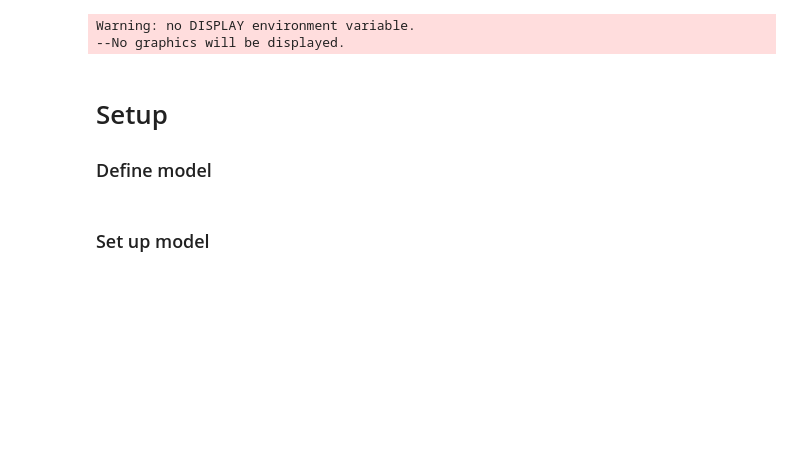
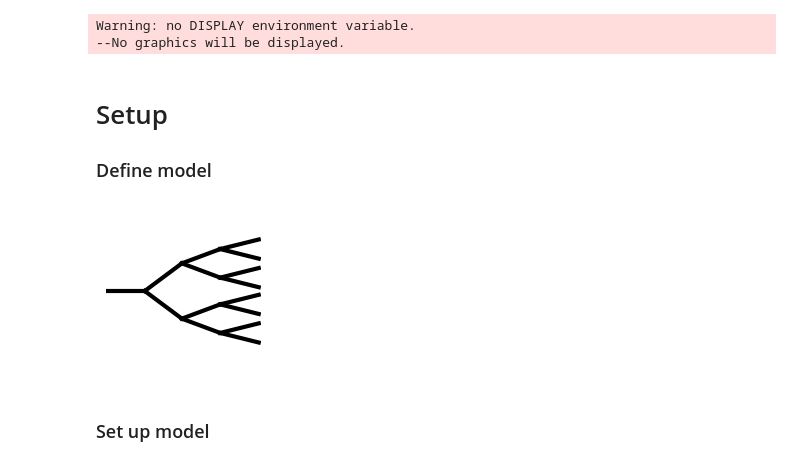
Before and after one commit to jaxleyverse/jaxley, a Jupyter notebook: notebooks/03_deep_network.ipynb, the cells around one changed output. Drawn from its saved outputs; the diff is of its cells as text; code cells hidden in the pictures; blank space fills up the shorter version.

Commit message:
fix plotting & implement first deep net

```diff
--- a/notebooks/03_deep_network.ipynb
+++ b/notebooks/03_deep_network.ipynb
@@ -67,6 +67,16 @@ i_amp = 1.0  # nA
 i_dur = 2.0  # ms
 dt = 0.025  # ms
 t_max = 15.0  # ms
+# %%
+plot_morph(
+    parents,
+    _compute_num_kids(parents),
+    _compute_index_of_kid(parents),
+    compute_levels(parents),
+)
+plt.savefig("../../results/morph.png", dpi=200, bbox_inches="tight")
+# %% [output]
+[figure, added]
 # %% [markdown]
 ### Set up model
 # %%
```
Also changed, not shown: parts of 20 cells of this notebook, 1 other file.
